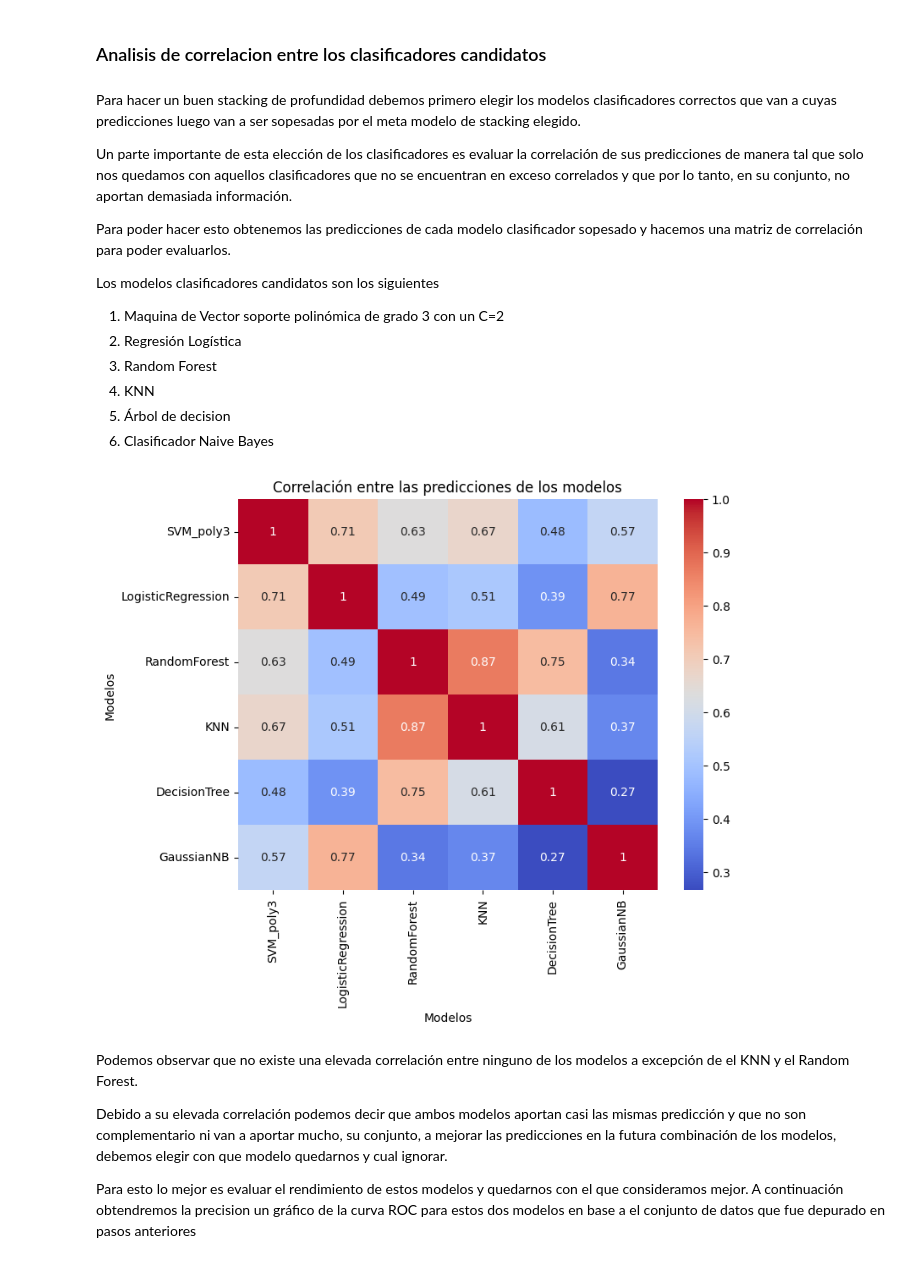
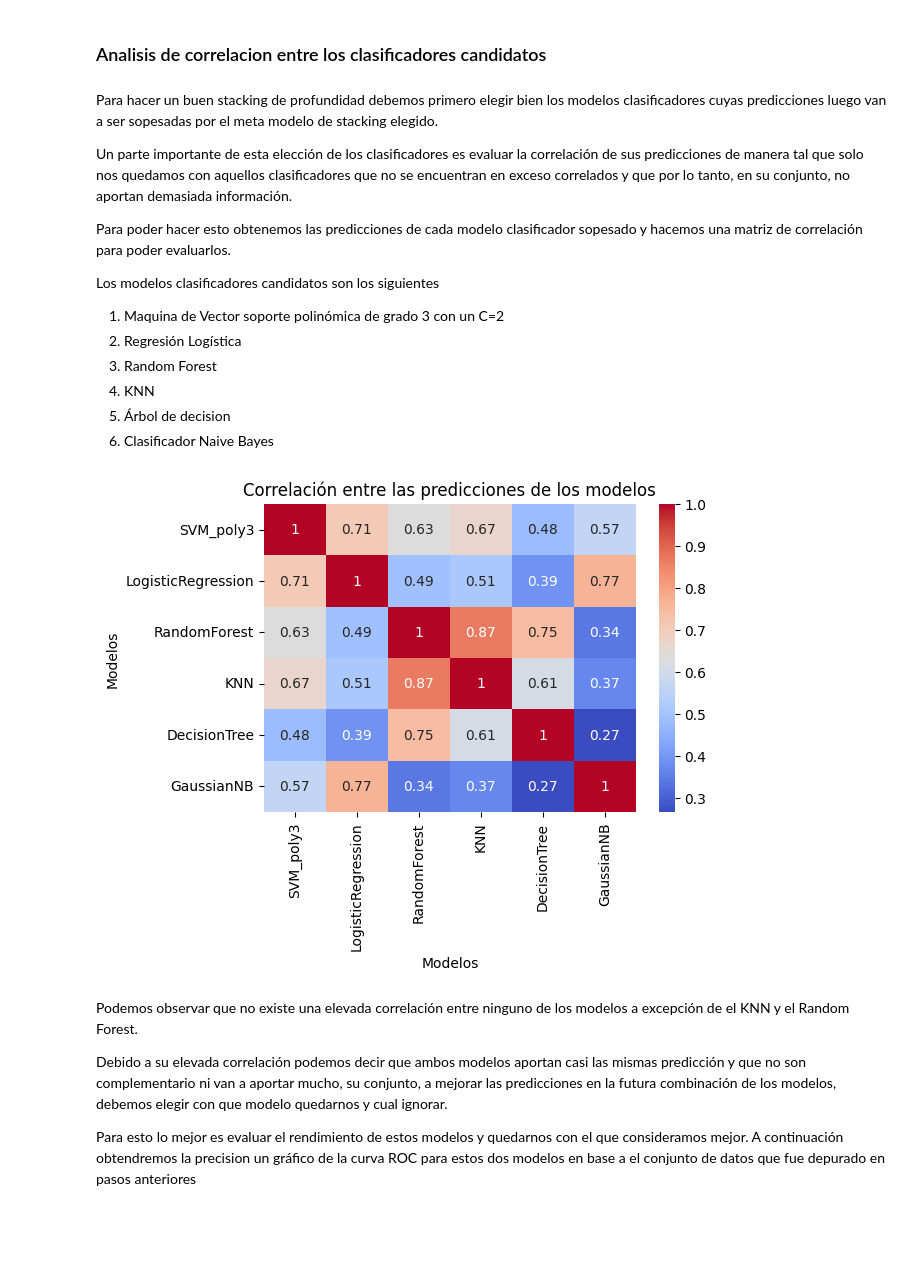
Before and after one commit to PabloPaezSheridan/BinaryClasifficationRNN, a Jupyter notebook: Solution/BinaryClassificationCarPainting.ipynb, the cells around one changed output. Saved outputs shown, nothing was run; the diff lists cells and outputs as text; code cells hidden in the pictures; blank space fills up the shorter version.

Commit message:
ultimos cambios para generar el entregable

```diff
--- a/Solution/BinaryClassificationCarPainting.ipynb
+++ b/Solution/BinaryClassificationCarPainting.ipynb
@@ -404,7 +410,7 @@ El modelo obtenido es ligeramente mejor en el desempeño de el area bajo de la c
 # %% [markdown]
 ### Analisis de correlacion entre los clasificadores candidatos
 # %% [markdown]
-Para hacer un buen stacking de profundidad debemos primero elegir los modelos clasificadores correctos que van a cuyas predicciones luego van a ser sopesadas por el meta modelo de stacking elegido.
+Para hacer un buen stacking de profundidad debemos primero elegir bien los modelos clasificadores cuyas predicciones luego van a ser sopesadas por el meta modelo de stacking elegido.
 
 Un parte importante de esta elección de los clasificadores es evaluar la correlación de sus predicciones de manera tal que solo nos quedamos con aquellos clasificadores que no se encuentran en exceso correlados y que por lo tanto, en su conjunto, no aportan demasiada información.
 
@@ -421,32 +427,32 @@ Los modelos clasificadores candidatos son los siguientes
 # %%
 def calcular_matriz_correlacion(X_train, Y_train, X_test):
     base_models = {
         "SVM_poly3": SVC(kernel='poly', degree=3, C=2, probability=True, random_state=12345),
         "LogisticRegression": LogisticRegression(max_iter=1000, random_state=12345),
         "RandomForest": RandomForestClassifier(n_estimators=100, random_state=12345),
         "KNN": KNeighborsClassifier(n_neighbors=5),
         "DecisionTree": DecisionTreeClassifier(random_state=12345),
         "GaussianNB": GaussianNB()
     }
     predictions = {}
     for name, model in base_models.items():
         model.fit(X_train, Y_train)
         proba = model.predict_proba(X_test)[:, 1]
         predictions[name] = proba
     df_predictions = pd.DataFrame(predictions)
     correlation = df_predictions.corr()
     return correlation
 
 # Invocación y visualización
 correlation = calcular_matriz_correlacion(X_train, Y_train, X_test)
-plt.figure(figsize=(8,6))
+plt.figure(figsize=(6,4))
 sns.heatmap(correlation, annot=True, cmap='coolwarm')
 plt.title("Correlación entre las predicciones de los modelos")
 plt.xlabel("Modelos")
 plt.ylabel("Modelos")
 plt.show()
 # %% [output]
-[figure, old version]
+[figure, new version]
 # %% [markdown]
 Podemos observar que no existe una elevada correlación entre ninguno de los modelos a excepción de el KNN y el Random Forest.
 
```
Also changed, not shown: parts of 8 cells of this notebook, 1 other file.
